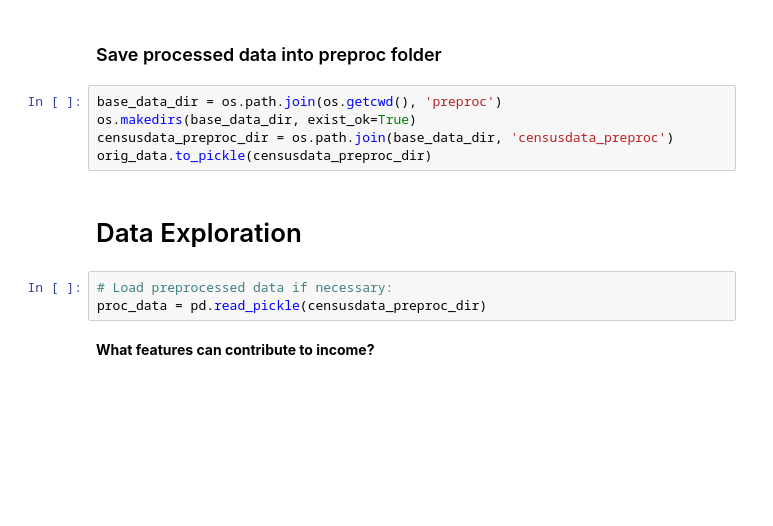
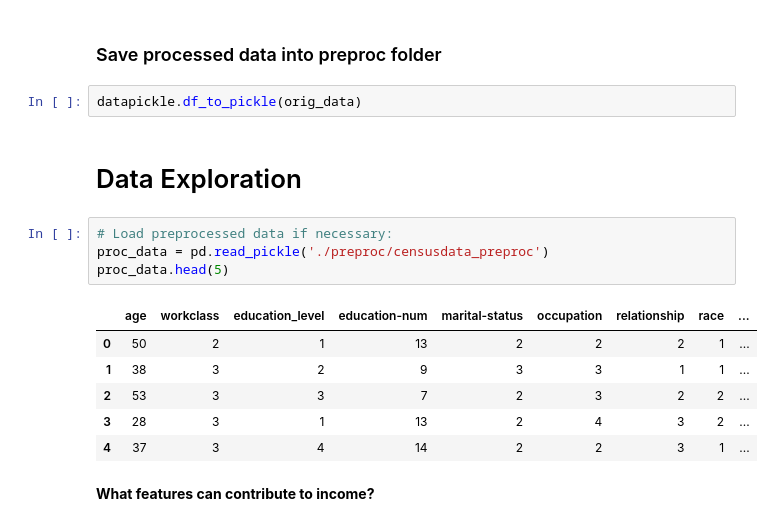
Before and after one commit to anidata/tutorials, a Jupyter notebook: data-engineering/Docker_census_data.ipynb, the cells around one changed output. Drawn from its saved outputs; the diff is of its cells as text; blank space fills up the shorter version.

```diff
--- a/data-engineering/Docker_census_data.ipynb
+++ b/data-engineering/Docker_census_data.ipynb
@@ -230,16 +230,21 @@ missing_data.head(5)
 | capital-loss | 0 | 0.0 |
 # %% [markdown]
 ### Save processed data into preproc folder
-# %%
-base_data_dir = os.path.join(os.getcwd(), 'preproc')
-os.makedirs(base_data_dir, exist_ok=True)
-censusdata_preproc_dir = os.path.join(base_data_dir, 'censusdata_preproc')
-orig_data.to_pickle(censusdata_preproc_dir)
+# %%
+datapickle.df_to_pickle(orig_data)
 # %% [markdown]
 # Data Exploration
 # %%
 # Load preprocessed data if necessary:
-proc_data = pd.read_pickle(censusdata_preproc_dir)
+proc_data = pd.read_pickle('./preproc/censusdata_preproc')
+proc_data.head(5)
+# %% [output]
+|  | age | workclass | education_level | education-num | marital-status | occupation | relationship | race | ... |
+| 0 | 50 | 2 | 1 | 13 | 2 | 2 | 2 | 1 | ... |
+| 1 | 38 | 3 | 2 | 9 | 3 | 3 | 1 | 1 | ... |
+| 2 | 53 | 3 | 3 | 7 | 2 | 3 | 2 | 2 | ... |
+| 3 | 28 | 3 | 1 | 13 | 2 | 4 | 3 | 2 | ... |
+| 4 | 37 | 3 | 4 | 14 | 2 | 2 | 3 | 1 | ... |
 # %% [markdown]
 **What features can contribute to income?**
 # %% [markdown]
```
Also changed, not shown: parts of 3 cells of this notebook, 2 other files.
